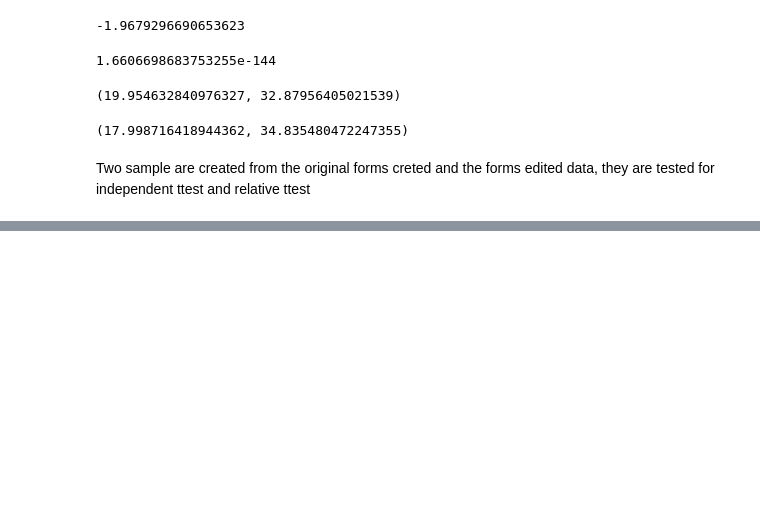
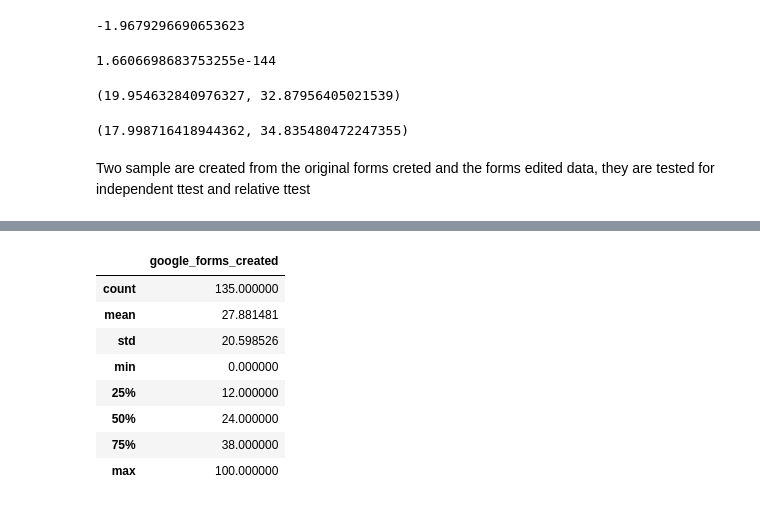
Before and after one commit to UNCG-CSE/G_Suite_Metrics, a Jupyter notebook: src/lavanya/forms created_edited distributions_kde_point estimates_correlation_covariance and hypothesis testing..ipynb, the cells around one changed output, grey strips where cells are left out. Cells and saved outputs as stored; diff of their text form; code cells hidden in the pictures; blank space fills up the shorter version.

```diff
--- a/src/lavanya/forms created_edited distributions_kde_point estimates_correlation_covariance and hypothesis testing..ipynb
+++ b/src/lavanya/forms created_edited distributions_kde_point estimates_correlation_covariance and hypothesis testing..ipynb
@@ -584,0 +585,18 @@ Ttest_relResult(statistic=-12.025066898731883, pvalue=1.956578771477064e-27)
+# %%
+data = df[['time','google_forms_created']]
+
+data['time'] = pd.to_datetime(data['time'],utc=True)
+data.set_index('time', inplace=True)
+
+springdata_2018= data['2018-01'].append(data['2018-02']).append(data['2018-03']).append(data['2018-04']).append(data['2018-05'])
+springdata_2018.describe()
+# %% [output]
+|  | google_forms_created |
+| count | 135.000000 |
+| mean | 27.881481 |
+| std | 20.598526 |
+| min | 0.000000 |
+| 25% | 12.000000 |
+| 50% | 24.000000 |
+| 75% | 38.000000 |
+| max | 100.000000 |
```
Also changed, not shown: parts of 14 cells of this notebook.
